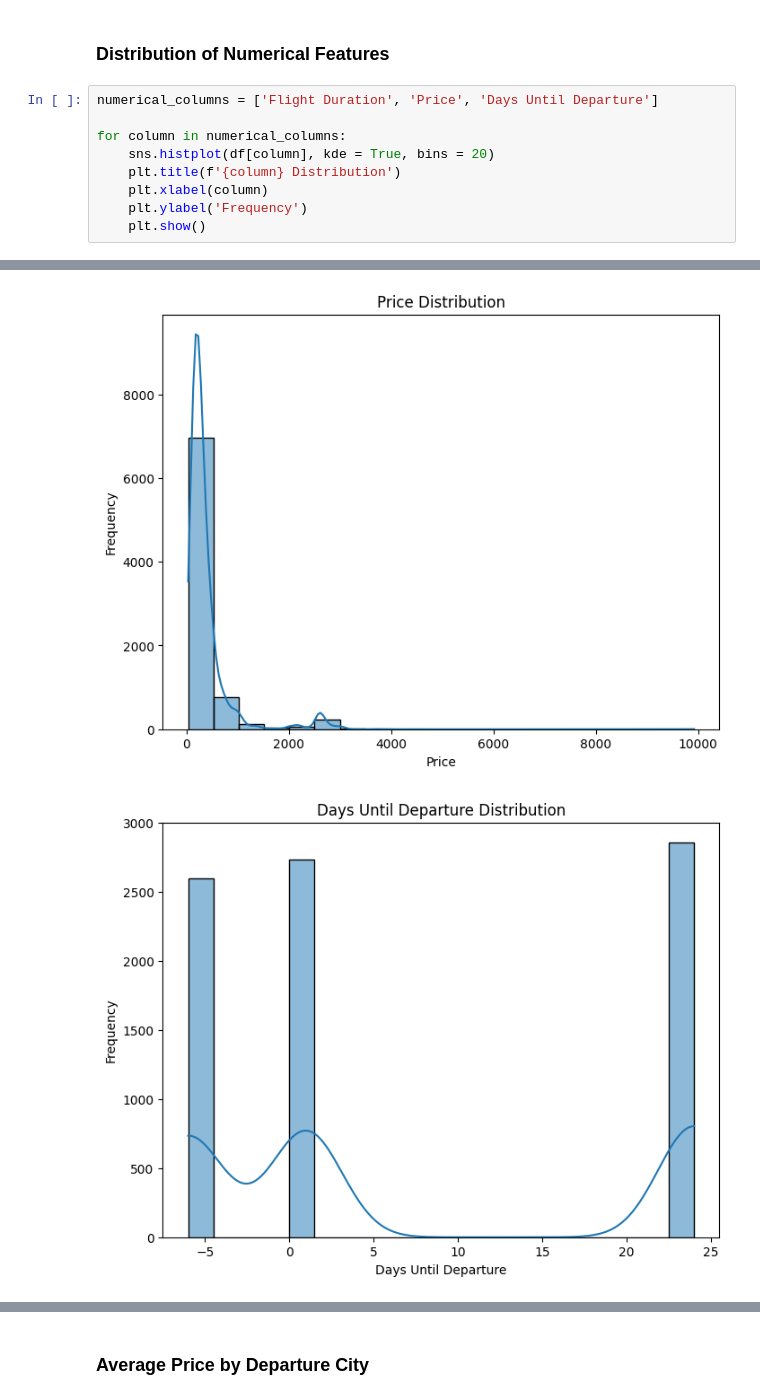
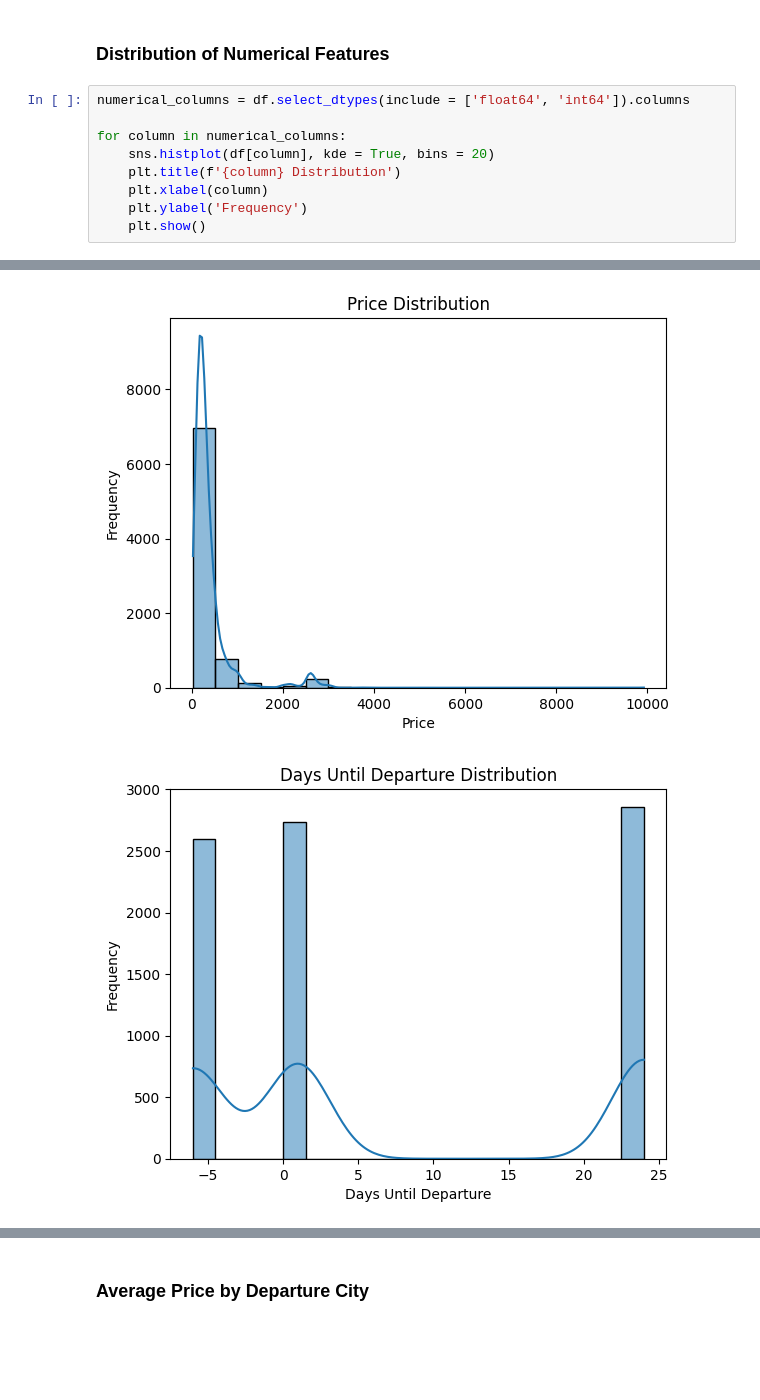
Before and after one commit to VSbr22/Capstone, a Jupyter notebook: Notebook.ipynb, the cells around one changed output, grey strips where cells are left out. Saved outputs shown, nothing was run; the diff lists cells and outputs as text; blank space fills up the shorter version.

```diff
--- a/Notebook.ipynb
+++ b/Notebook.ipynb
@@ -260,7 +244,7 @@ for column in categorical_columns:
 # %% [markdown]
 ### **Distribution of Numerical Features**
 # %%
-numerical_columns = ['Flight Duration', 'Price', 'Days Until Departure']
+numerical_columns = df.select_dtypes(include = ['float64', 'int64']).columns
 
 for column in numerical_columns:
     sns.histplot(df[column], kde = True, bins = 20)
@@ -273,3 +257,3 @@ for column in numerical_columns:
-[figure, old version]
+[figure, new version]
-[figure, old version]
+[figure, new version]
 # %%
```
Also changed, not shown: parts of 7 cells of this notebook.
